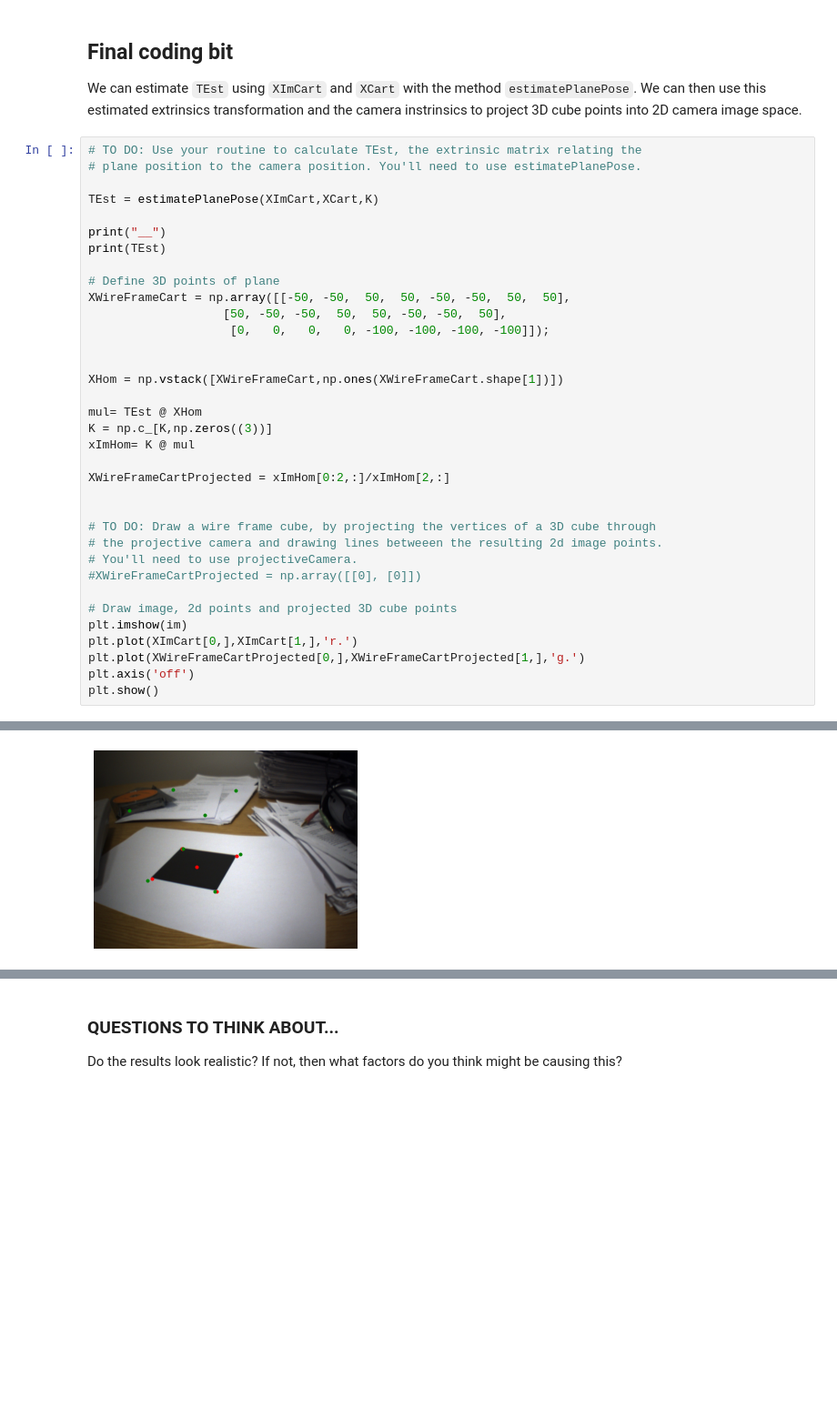
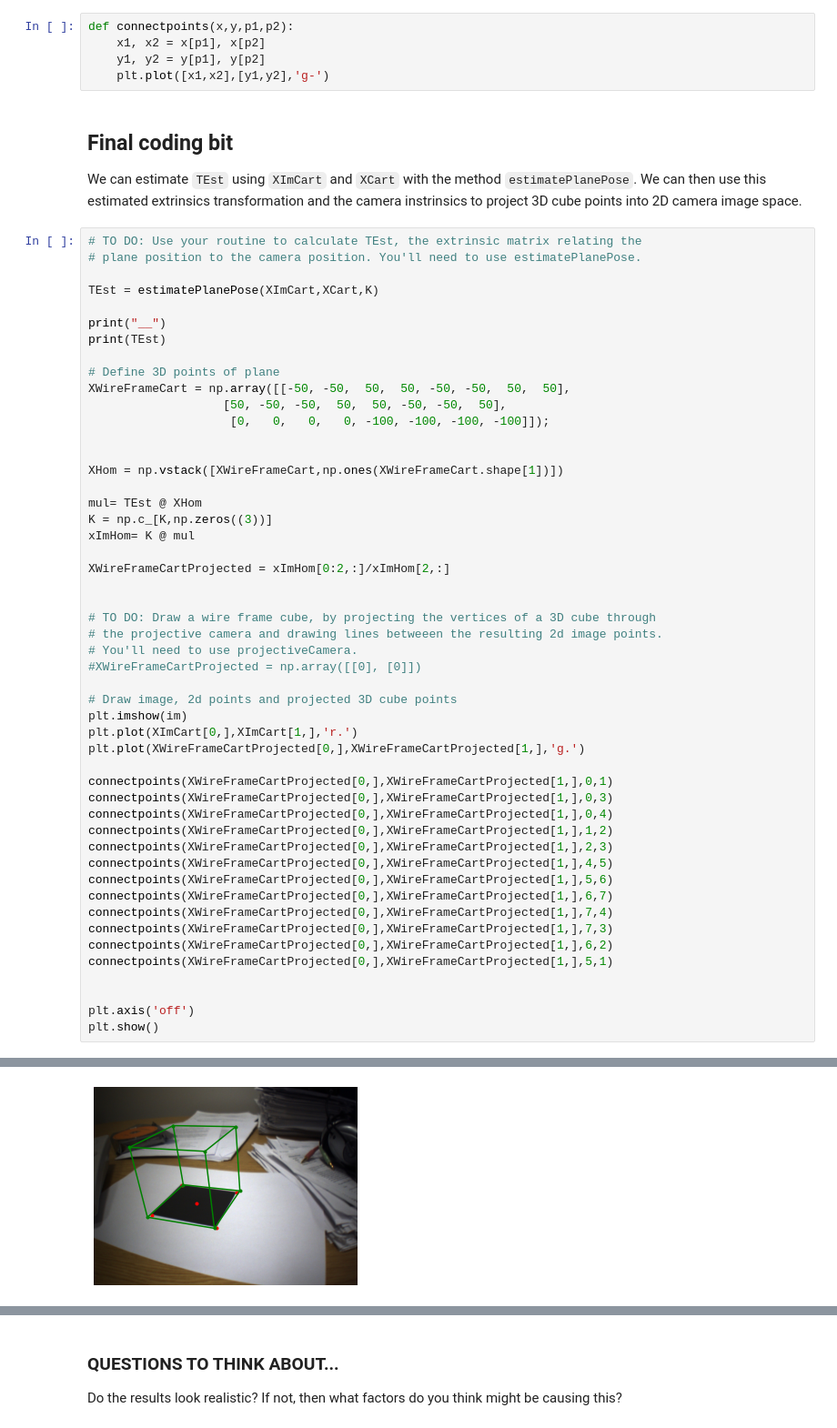
Before and after one commit to apof/Machine-Vision-UCL, a Jupyter notebook: Homographies/practical2B.ipynb, the cells around one changed output, grey strips where cells are left out. Shown at 91% size. Cells and saved outputs as stored; diff of their text form; blank space fills up the shorter version.

```diff
--- a/Homographies/practical2B.ipynb
+++ b/Homographies/practical2B.ipynb
@@ -221,6 +228,11 @@ def estimatePlanePose(XImCart,XCart,K):
 
 
     return T
+# %%
+def connectpoints(x,y,p1,p2):
+    x1, x2 = x[p1], x[p2]
+    y1, y2 = y[p1], y[p2]
+    plt.plot([x1,x2],[y1,y2],'g-')
 # %% [markdown]
 ## Final coding bit
 
@@ -252,31 +264,46 @@ XWireFrameCartProjected = xImHom[0:2,:]/xImHom[2,:]
 # TO DO: Draw a wire frame cube, by projecting the vertices of a 3D cube through
 # the projective camera and drawing lines betweeen the resulting 2d image points.
 # You'll need to use projectiveCamera.
 #XWireFrameCartProjected = np.array([[0], [0]])
 
 # Draw image, 2d points and projected 3D cube points
 plt.imshow(im)
 plt.plot(XImCart[0,],XImCart[1,],'r.')
 plt.plot(XWireFrameCartProjected[0,],XWireFrameCartProjected[1,],'g.')
+
+connectpoints(XWireFrameCartProjected[0,],XWireFrameCartProjected[1,],0,1)
+connectpoints(XWireFrameCartProjected[0,],XWireFrameCartProjected[1,],0,3)
+connectpoints(XWireFrameCartProjected[0,],XWireFrameCartProjected[1,],0,4)
+connectpoints(XWireFrameCartProjected[0,],XWireFrameCartProjected[1,],1,2)
+connectpoints(XWireFrameCartProjected[0,],XWireFrameCartProjected[1,],2,3)
+connectpoints(XWireFrameCartProjected[0,],XWireFrameCartProjected[1,],4,5)
+connectpoints(XWireFrameCartProjected[0,],XWireFrameCartProjected[1,],5,6)
+connectpoints(XWireFrameCartProjected[0,],XWireFrameCartProjected[1,],6,7)
+connectpoints(XWireFrameCartProjected[0,],XWireFrameCartProjected[1,],7,4)
+connectpoints(XWireFrameCartProjected[0,],XWireFrameCartProjected[1,],7,3)
+connectpoints(XWireFrameCartProjected[0,],XWireFrameCartProjected[1,],6,2)
+connectpoints(XWireFrameCartProjected[0,],XWireFrameCartProjected[1,],5,1)
+
+
 plt.axis('off')
 plt.show()
 # %% [output]
 XImHom
 [[140.346 212.113 346.307 298.134 247.996]
  [308.983 236.765 255.442 340.733 281.589]
  [  1.      1.      1.      1.      1.   ]]
 ------
 xCamHom
 [[-0.281 -0.169  0.041 -0.034 -0.113]
  [ 0.108 -0.005  0.024  0.157  0.065]
  [ 1.     1.     1.     1.     1.   ]]
 ------
 H
 [[-2.357e-03  7.185e-04  1.110e-01]
 ... (33 lines left out)
 [[ 9.306e-01 -3.571e-01  8.003e-02 -4.295e+01]
  [ 9.524e-02  4.475e-01  8.892e-01  2.459e+01]
  [-3.533e-01 -8.199e-01  4.505e-01  3.837e+02]
  [ 0.000e+00  0.000e+00  0.000e+00  1.000e+00]]
 To use the future default and silence this warning we advise to pass `rcond=None`, to keep using the old, explicitly pass `rcond=-1`.
-[figure, old version]
+[figure, new version]
```
Also changed, not shown: parts of 4 cells of this notebook.
